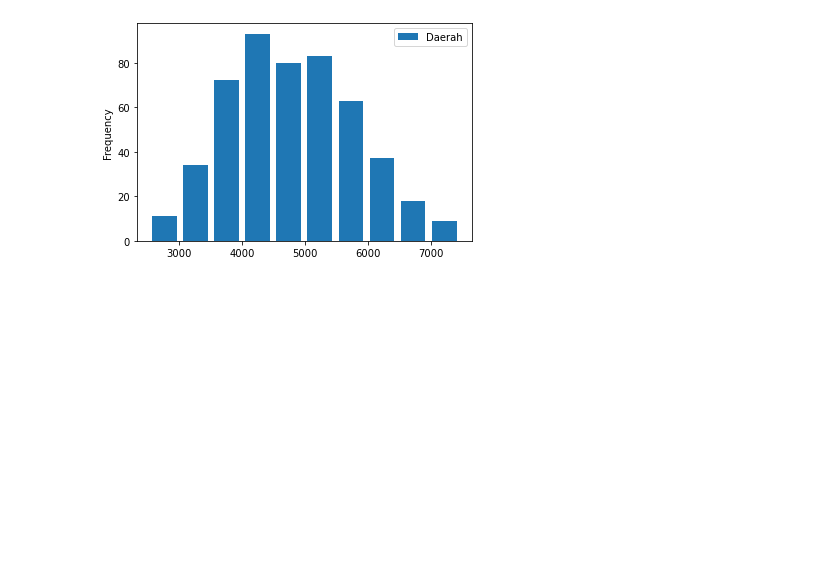
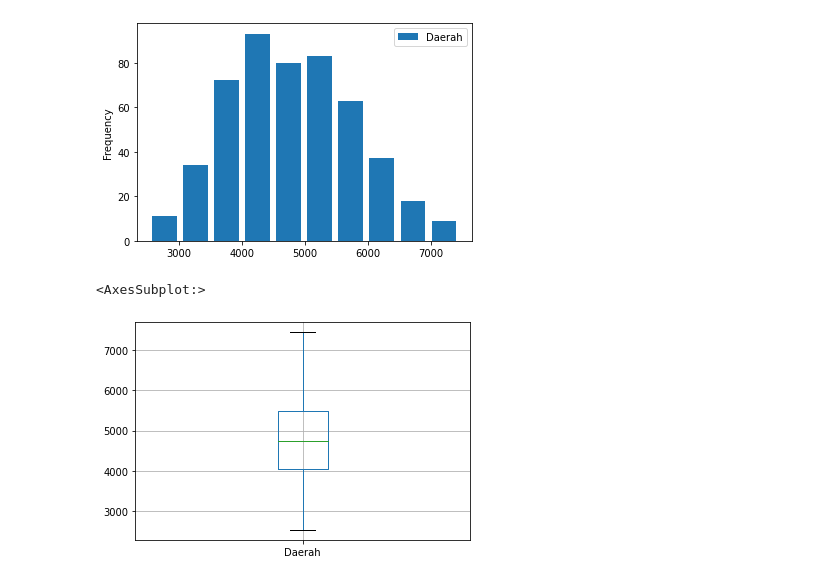
Before and after one commit to slarkdarr/Data-Analysis, a Jupyter notebook: Tugas Besar IF2220 - Probabilitas dan Statistika.ipynb, the cells around one changed output. Cells and saved outputs as stored; diff of their text form; code cells hidden in the pictures; blank space fills up the shorter version.

```diff
--- a/Tugas Besar IF2220 - Probabilitas dan Statistika.ipynb
+++ b/Tugas Besar IF2220 - Probabilitas dan Statistika.ipynb
@@ -209,3 +210,9 @@ gandum_df[["Daerah"]].plot(kind="hist", rwidth=0.8)
 # %% [output]
 <AxesSubplot:ylabel='Frequency'>
 [figure]
+# %%
+# 2.1.2. BoxPlot Kolom 'Daerah'
+gandum_df.boxplot(column=['Daerah'])
+# %% [output]
+<AxesSubplot:>
+[figure, added]
```
Also changed, not shown: parts of 42 cells of this notebook, 2 other files.
